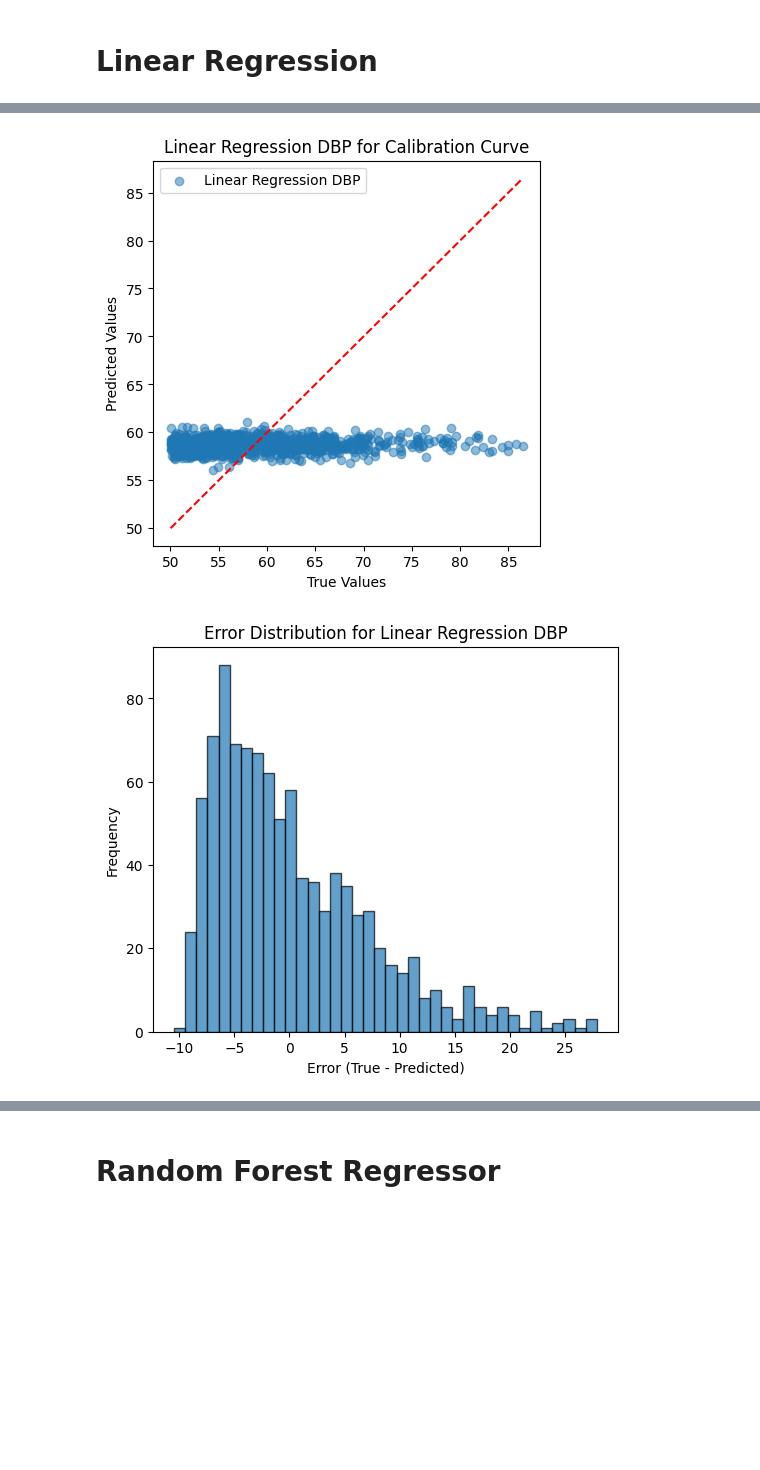
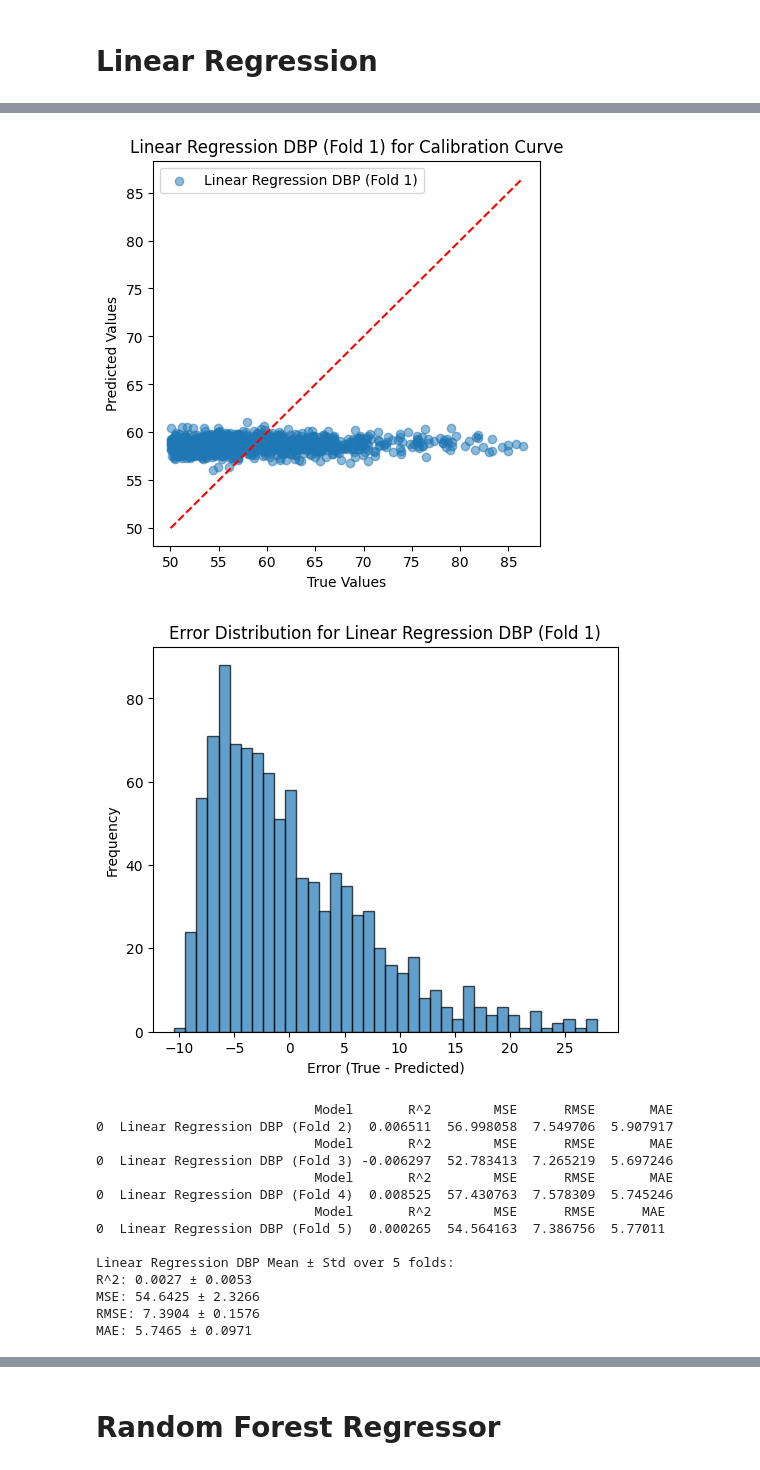
Before and after one commit to AniruthAnanth/CuffLessBloodPressureEstimation, a Jupyter notebook: main.ipynb, the cells around one changed output, grey strips where cells are left out. Cells and saved outputs as stored; diff of their text form; code cells hidden in the pictures; blank space fills up the shorter version.

Commit message:
k-fold cross validation

```diff
--- a/main.ipynb
+++ b/main.ipynb
@@ -99,11 +103,41 @@ def evaluate_regression(y_true, y_pred, label="Model"):
+# %%
+def cross_val_regression(model_cls, X, y, label, model_kwargs=None, scale_X=False, scale_y=False, y_scaler=None, plot=True):
+    metrics = []
+    for fold, (train_idx, test_idx) in enumerate(kf.split(X)):
+        if scale_X:
+            X_scaler = StandardScaler()
+            X_train = X_scaler.fit_transform(X[train_idx])
+            X_test = X_scaler.transform(X[test_idx])
+        else:
+            X_train = X[train_idx]
+            X_test = X[test_idx]
+        if scale_y and y_scaler is not None:
+            y_train = y_scaler.fit_transform(y[train_idx].reshape(-1, 1)).flatten()
+            y_test = y_scaler.transform(y[test_idx].reshape(-1, 1)).flatten()
+        else:
+            y_train = y[train_idx]
+            y_test = y[test_idx]
+        model = model_cls(**(model_kwargs or {}))
+        model.fit(X_train, y_train)
+        y_pred = model.predict(X_test)
+        if scale_y and y_scaler is not None:
+            # Inverse transform predictions for reporting
+            y_pred = y_scaler.inverse_transform(y_pred.reshape(-1, 1)).flatten()
+            y_test = y_scaler.inverse_transform(y_test.reshape(-1, 1)).flatten()
+        # Only plot for the first fold
+        r2, mse, rmse, mae = evaluate_regression(y_test, y_pred, label=f"{label} (Fold {fold+1})", plot=(plot and fold==0))
+        metrics.append([r2, mse, rmse, mae])
+    metrics = np.array(metrics)
+    print(f"\n{label} Mean ± Std over {K_FOLDS} folds:")
+    print(f"R^2: {metrics[:,0].mean():.4f} ± {metrics[:,0].std():.4f}")
+    print(f"MSE: {metrics[:,1].mean():.4f} ± {metrics[:,1].std():.4f}")
+    print(f"RMSE: {metrics[:,2].mean():.4f} ± {metrics[:,2].std():.4f}")
+    print(f"MAE: {metrics[:,3].mean():.4f} ± {metrics[:,3].std():.4f}")
 # %% [markdown]
 # Linear Regression
 # %%
 from sklearn.linear_model import LinearRegression
 
-# Linear Regression for DBP
-lr_dbp = LinearRegression()
-lr_dbp.fit(X_train, dbp_train)
-dbp_pred_lr = lr_dbp.predict(X_test)
-evaluate_regression(dbp_test, dbp_pred_lr, label="Linear Regression DBP")
+# DBP
+cross_val_regression(LinearRegression, X.values, dbp.values, label="Linear Regression DBP", plot=True)
 # %% [output]
@@ -112,2 +146,16 @@ evaluate_regression(dbp_test, dbp_pred_lr, label="Linear Regression DBP")
-[figure, old version]
+[figure, new version]
-[figure, old version]
+[figure, new version]
+                            Model       R^2        MSE      RMSE       MAE
+0  Linear Regression DBP (Fold 2)  0.006511  56.998058  7.549706  5.907917
+                            Model       R^2        MSE      RMSE       MAE
+0  Linear Regression DBP (Fold 3) -0.006297  52.783413  7.265219  5.697246
+                            Model       R^2        MSE      RMSE       MAE
+0  Linear Regression DBP (Fold 4)  0.008525  57.430763  7.578309  5.745246
+                            Model       R^2        MSE      RMSE      MAE
+0  Linear Regression DBP (Fold 5)  0.000265  54.564163  7.386756  5.77011
+
+Linear Regression DBP Mean ± Std over 5 folds:
+R^2: 0.0027 ± 0.0053
+MSE: 54.6425 ± 2.3266
+RMSE: 7.3904 ± 0.1576
+MAE: 5.7465 ± 0.0971
```
Also changed, not shown: parts of 34 cells of this notebook.
